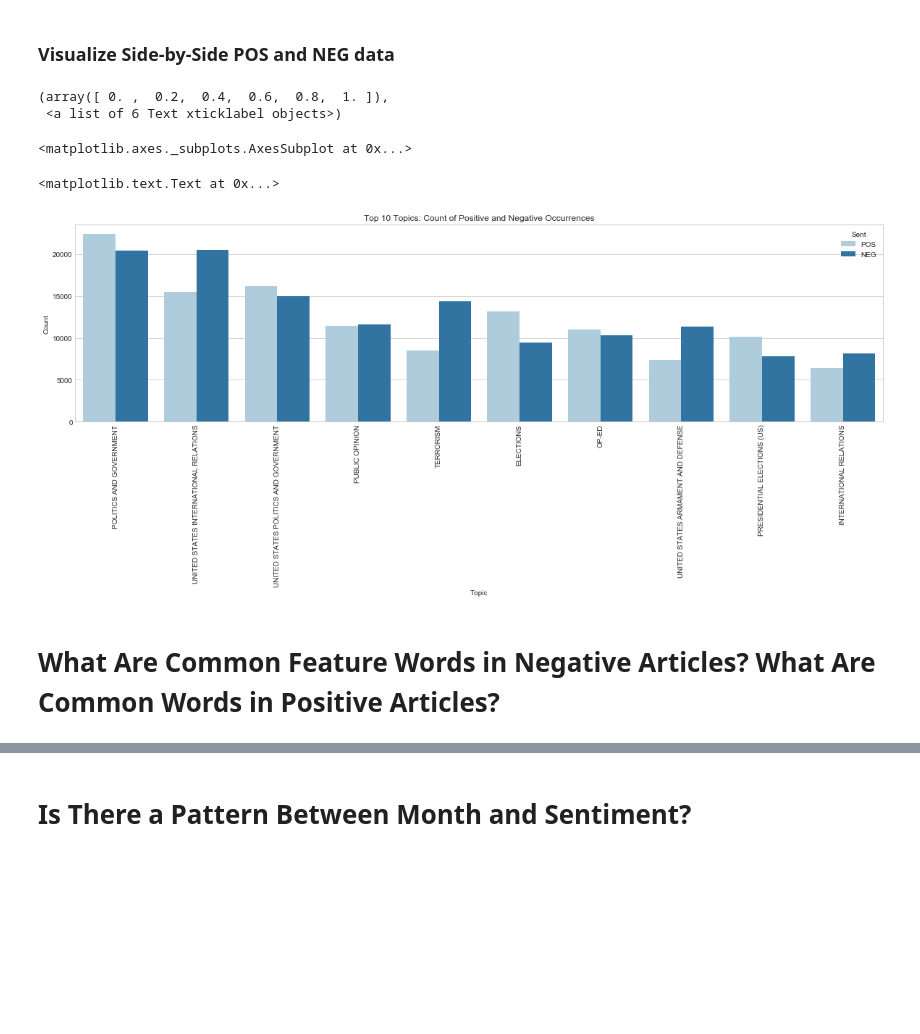
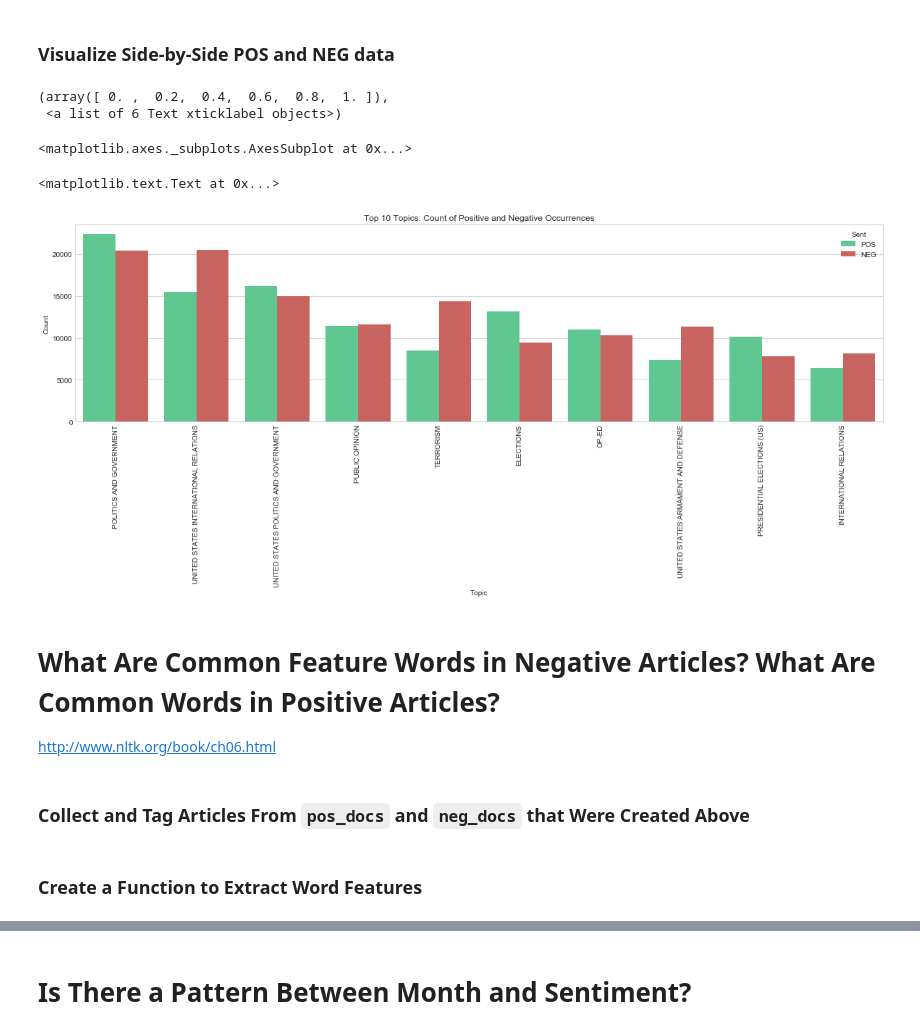
Before and after one commit to Data-Science-for-Linguists/NYT_Figures_Sentiment_Analysis, a Jupyter notebook: jupyter_notebooks/processing_and_analysis.ipynb, the cells around one changed output, grey strips where cells are left out. Saved outputs shown, nothing was run; the diff lists cells and outputs as text; code cells hidden in the pictures; blank space fills up the shorter version.

```diff
--- a/jupyter_notebooks/processing_and_analysis.ipynb
+++ b/jupyter_notebooks/processing_and_analysis.ipynb
@@ -359,15 +411,18 @@ topics_df
 # %%
 fig, ax = plt.subplots()
 fig.set_size_inches(20, 5)
 plt.xticks(rotation=90)
-sns.barplot(x='Topic', y='Count', hue='Sent', data=topics_df, ax=ax, palette="Paired")
+sns.barplot(x='Topic', y='Count', hue='Sent', data=topics_df, ax=ax, palette=['#4ed88e', '#d8544e'])
 plt.title("Top 10 Topics: Count of Positive and Negative Occurrences")
 plt.show()
 # %% [output]
 (array([ 0. ,  0.2,  0.4,  0.6,  0.8,  1. ]),
  <a list of 6 Text xticklabel objects>)
 <matplotlib.axes._subplots.AxesSubplot at 0x...>
 <matplotlib.text.Text at 0x...>
-[figure, old version]
+[figure, new version]
 # %% [markdown]
 # What Are Common Feature Words in Negative Articles? What Are Common Words in Positive Articles?
+http://www.nltk.org/book/ch06.html
+# %% [markdown]
+### Collect and Tag Articles From `pos_docs` and `neg_docs` that Were Created Above
@@ -373,0 +434,2 @@ plt.show()
+# %% [markdown]
+### Create a Function to Extract Word Features
```
Also changed, not shown: parts of 23 cells of this notebook, 1 other file.
